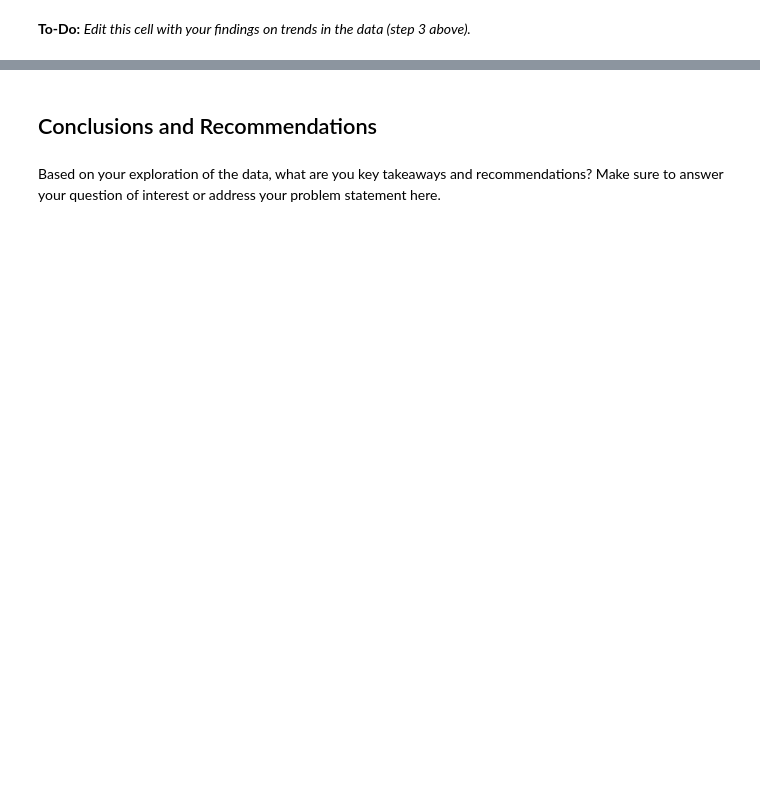
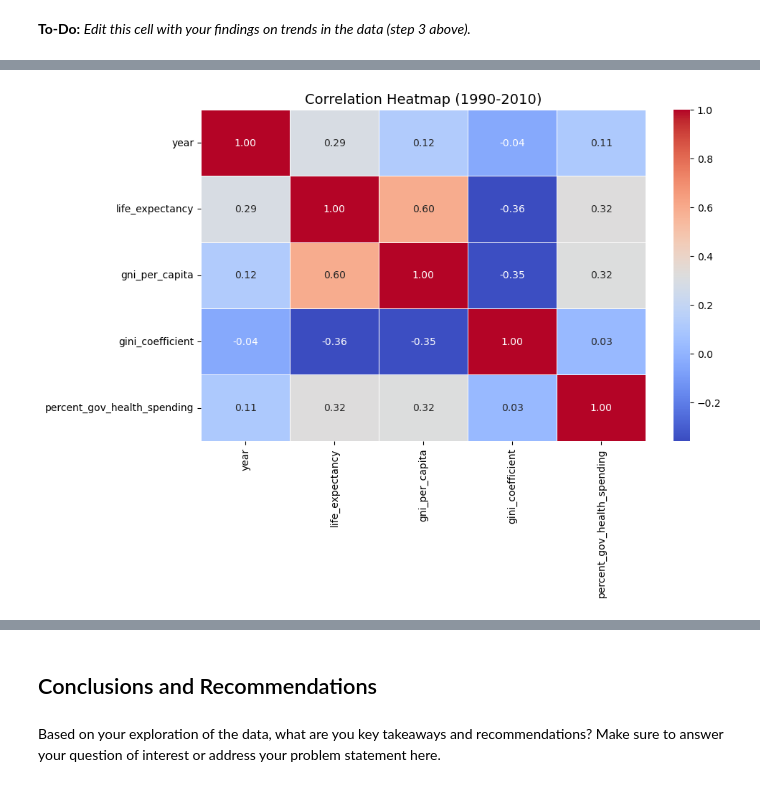
Before and after one commit to felixr04/GA-Does-Wealth-Buy-Health, a Jupyter notebook: code/starter-code.ipynb, the cells around one changed output, grey strips where cells are left out. Saved outputs shown, nothing was run; the diff lists cells and outputs as text; code cells hidden in the pictures; blank space fills up the shorter version.

```diff
--- a/code/starter-code.ipynb
+++ b/code/starter-code.ipynb
@@ -131,0 +686,2 @@ Import the datasets that you selected for this project and go through the follow
+# %%
+merged_health_data = merged_health_data[~merged_health_data['country'].isin(countries_to_remove)]
@@ -131,0 +749,5 @@ Import the datasets that you selected for this project and go through the follow
+# %%
+merged_health_data["gni_per_capita"] = merged_health_data["gni_per_capita"].apply(lambda x: convert_to_integer(str(x)) if isinstance(x, str) and x[-1].isalpha() else x)
+
+# Check the cleaned column
+print(merged_health_data["gni_per_capita"].head())
@@ -131,0 +781,2 @@ Import the datasets that you selected for this project and go through the follow
+# %%
+merged_health_data['gni_per_capita'] = merged_health_data['gni_per_capita'].astype(float)
@@ -131,0 +800,2 @@ Import the datasets that you selected for this project and go through the follow
+# %%
+merged_health_data["country"] = merged_health_data["country"].astype(str)
@@ -223,0 +1081,23 @@ Here are some prompts to get you started with visualizations. Feel free to add a
+# %%
+# Filter dataset for years between 1990 and 2010
+filtered_data = merged_health_data[(merged_health_data['year'] >= 1990) & (merged_health_data['year'] <= 2024)]
+
+# Select only numeric columns
+numeric_data = filtered_data.select_dtypes(include=['number'])
+
+# Compute the correlation matrix
+corr_matrix = numeric_data.corr()
+
+# Set up the figure size
+plt.figure(figsize=(10, 6))
+
+# Create the heatmap
+sns.heatmap(corr_matrix, annot=True, fmt=".2f", cmap="coolwarm", linewidths=0.5)
+
+# Add title
+plt.title("Correlation Heatmap (1990-2010)", fontsize=14)
+
+# Show the plot
+plt.show()
+# %% [output]
+[figure, added]
```
Also changed, not shown: parts of 134 cells of this notebook, 6 other files.
